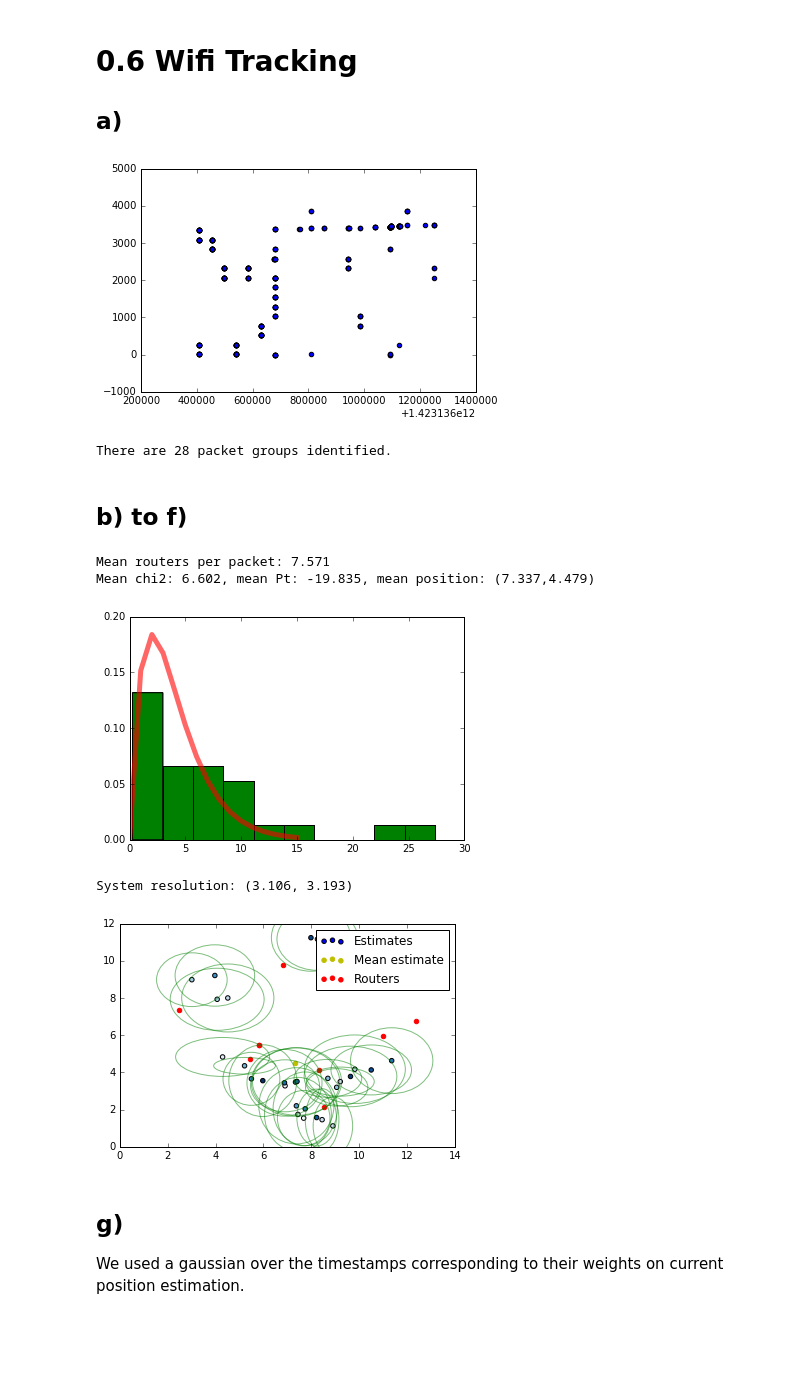
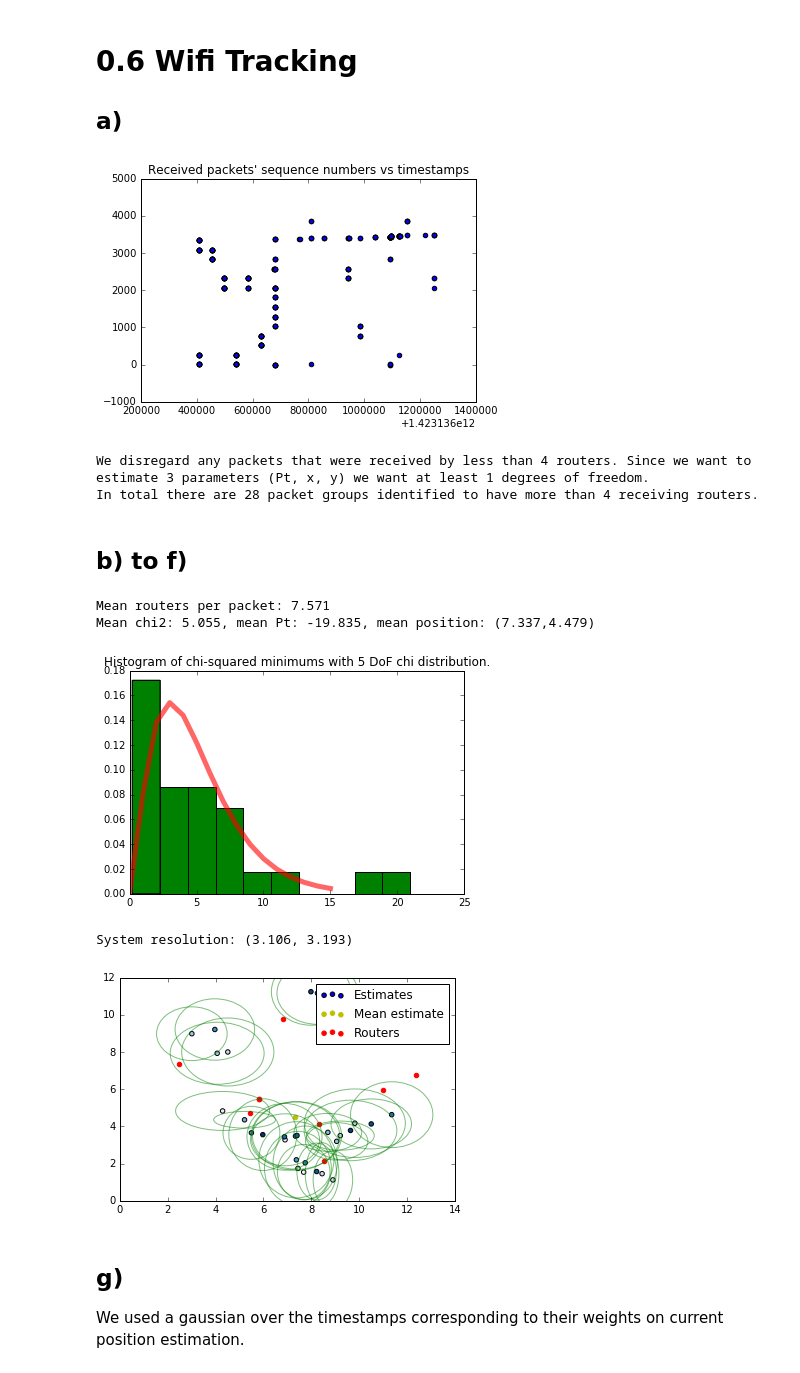
Before and after one commit to barisdemirdelen/bigdata, a Jupyter notebook: assignment.ipynb, the cells around one changed output. Saved outputs shown, nothing was run; the diff lists cells and outputs as text; code cells hidden in the pictures; blank space fills up the shorter version.

```diff
--- a/assignment.ipynb
+++ b/assignment.ipynb
@@ -581,6 +581,7 @@ dataset = pd.read_csv("UvA-wifitracking-exercise-prepped-data.csv")
 dataset = pd.DataFrame.sort_values(dataset, "measurementTimestamp")
 # print(dataset["measurementTimestamp"])
 plt.clf()
+plt.title("Received packets' sequence numbers vs timestamps")
 plt.scatter(dataset["measurementTimestamp"], dataset["seqNr"])
 plt.show()
 
@@ -606,10 +607,12 @@ for packet_time in packet_groups.keys():
     if len(packets) >= min_router_count:
         new_packet_groups[packet_time] = packet_groups[packet_time]
 packet_groups = new_packet_groups
-print("There are %d packet groups identified." % len(packet_groups))
+print("We disregard any packets that were received by less than %d routers. Since we want to estimate 3 parameters (Pt, x, y) we want at least 1 degrees of freedom." % min_router_count)
+print("In total there are %d packet groups identified to have more than %d receiving routers." % (len(packet_groups), min_router_count))
 # %% [output]
-[figure, old version]
+[figure, new version]
-There are 28 packet groups identified.
+We disregard any packets that were received by less than 4 routers. Since we want to estimate 3 parameters (Pt, x, y) we want at least 1 degrees of freedom.
+In total there are 28 packet groups identified to have more than 4 receiving routers.
 # %% [markdown]
 ## b) to f)
 # %%
@@ -631,7 +634,7 @@ variances = []
 normalized_residuals = []
 for i, packets in enumerate(list(packet_groups.values())):
     S = {}
-    sigma = 7.0
+    sigma = 8.0
     num_routers.append(len(packets))
     for packet in packets:
         S[packet["droneId"]] = packet["signal"]
@@ -683,36 +686,37 @@ for router_position in routers.values():
 router_positions = np.array(router_positions)
 
 plt.clf()
+df = np.ceil(mean_routers - 3)
+plt.title("Histogram of chi-squared minimums with %d DoF chi distribution." % df)
 plt.hist(chi2s, normed=True)
-df = np.ceil(mean_routers - 4)
 plt.plot(chi2.pdf(np.arange(16), df), 'r-', lw=5, alpha=0.6, label='chi2 pdf')
 plt.hist(chi2s, normed=True)
 plt.show()
 
 mean_pos = mean_results[1:]
 mean_variance = variances.mean(axis=0)
 print("System resolution: (%.3f, %.3f)" % (mean_variance[0] ** 0.5, mean_variance[1] ** 0.5))
 
 plt.clf()
 ax = plt.subplot()
 
 cm = plt.cm.get_cmap('Blues')
 plt.scatter(results[:, 1], results[:, 2], c=np.arange(len(results)), cmap=cm, label="Estimates")
 plt.scatter(mean_pos[0], mean_pos[1], color="y", label="Mean estimate")
 plt.scatter(router_positions[:, 0], router_positions[:, 1], color="r", label="Routers")
 for i in range(len(results)):
     ell = Ellipse(xy=(results[i, 1], results[i, 2]),
                   width=variances[i, 0] ** 0.5, height=variances[i, 1] ** 0.5,
                   angle=0, color='g')
     ell.set_alpha(0.5)
     ell.set_facecolor('none')
     ax.add_artist(ell)
 plt.legend()
 plt.show()
 # %% [output]
 Mean routers per packet: 7.571
-Mean chi2: 6.602, mean Pt: -19.835, mean position: (7.337,4.479)
+Mean chi2: 5.055, mean Pt: -19.835, mean position: (7.337,4.479)
-[figure, old version]
+[figure, new version]
 System resolution: (3.106, 3.193)
 [figure]
 # %% [markdown]
```
Also changed, not shown: parts of 1 cell of this notebook.
